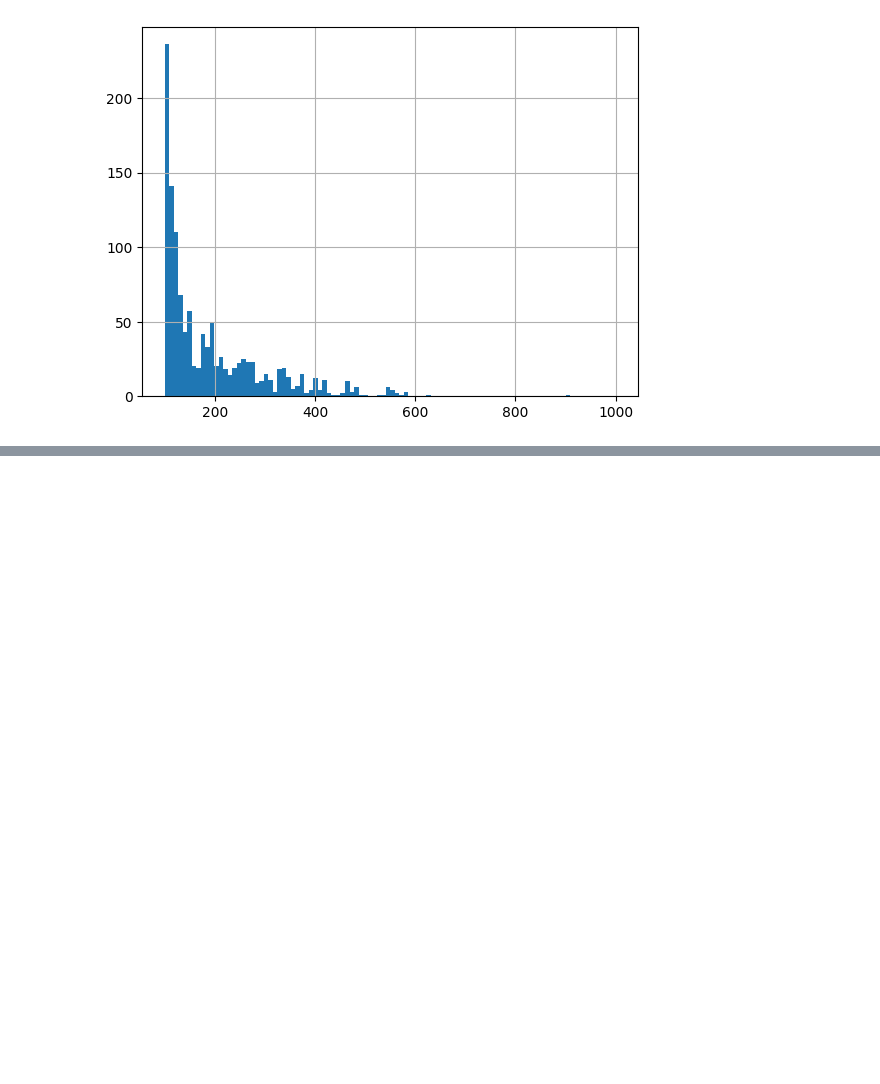
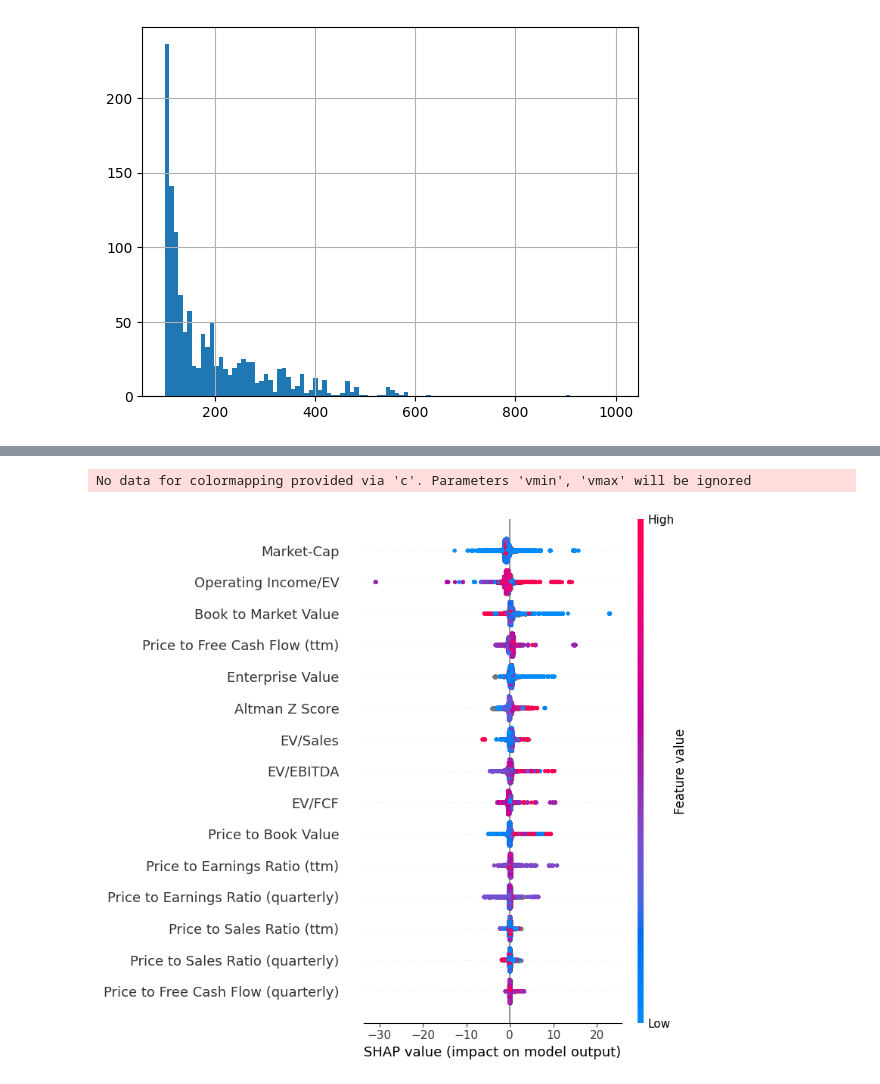
Before and after one commit to dllllb/finexp, a Jupyter notebook: basepred.ipynb, the cells around one changed output, grey strips where cells are left out. Saved outputs shown, nothing was run; the diff lists cells and outputs as text; code cells hidden in the pictures; blank space fills up the shorter version.

Commit message:
fixes and shap values

```diff
--- a/basepred.ipynb
+++ b/basepred.ipynb
@@ -114,0 +117,9 @@ cnt[cnt > 100].sort_values().plot(kind='barh', figsize=(6,7));
+# %%
+import shap
+
+explainer = shap.TreeExplainer(m)
+shap_values = explainer.shap_values(test.drop(columns='alpha'))
+shap.summary_plot(shap_values, test.drop(columns='alpha'))
+# %% [output]
+No data for colormapping provided via 'c'. Parameters 'vmin', 'vmax' will be ignored
+[figure, added]
```
Also changed, not shown: parts of 5 cells of this notebook, 2 other files.
